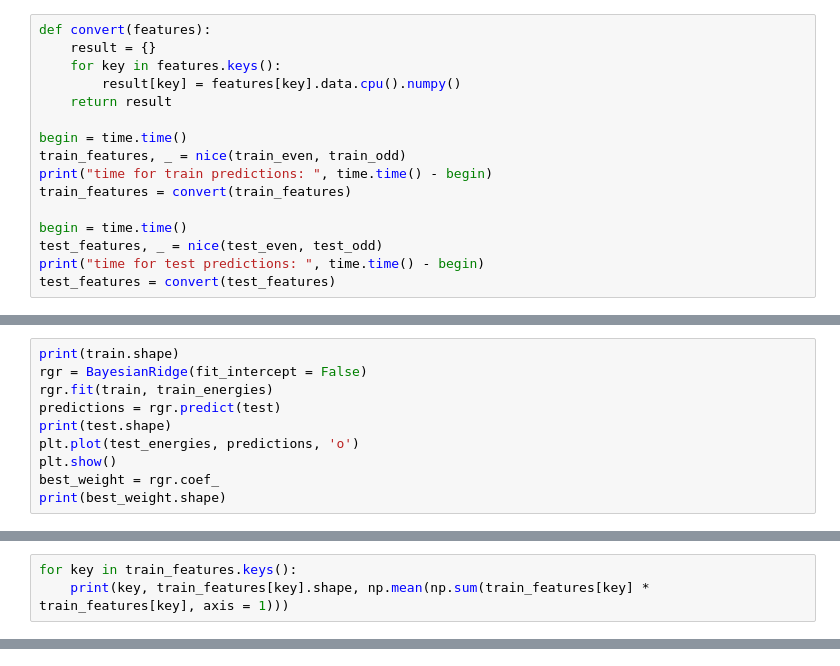
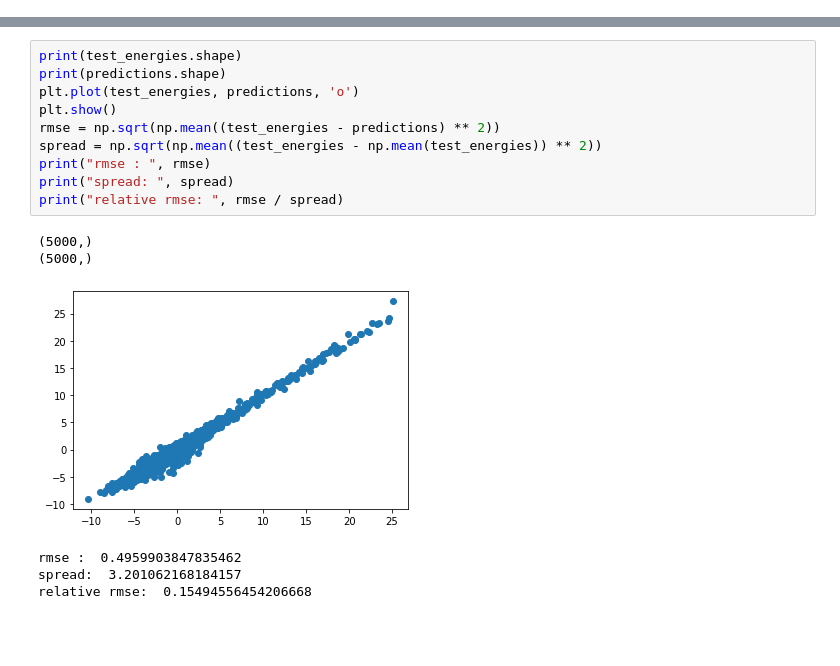
Before and after one commit to lab-cosmo/wigner_kernels, a Jupyter notebook: nice_notebooks/torch_c_centered.ipynb, the cells around one changed output, grey strips where cells are left out. Cells and saved outputs as stored; diff of their text form; blank space fills up the shorter version.

```diff
--- a/nice_notebooks/torch_c_centered.ipynb
+++ b/nice_notebooks/torch_c_centered.ipynb
@@ -172,16 +129,0 @@ KeyboardInterrupt
-# %%
-def convert(features):
-    result = {}
-    for key in features.keys():
-        result[key] = features[key].data.cpu().numpy()
-    return result
-
-begin = time.time()
-train_features, _ = nice(train_even, train_odd)
-print("time for train predictions: ", time.time() - begin)
-train_features = convert(train_features)
-
-begin = time.time()
-test_features, _ = nice(test_even, test_odd)
-print("time for test predictions: ", time.time() - begin)
-test_features = convert(test_features)
@@ -245,10 +129,0 @@ print(lc)
-# %%
-print(train.shape)
-rgr = BayesianRidge(fit_intercept = False)
-rgr.fit(train, train_energies)
-predictions = rgr.predict(test)
-print(test.shape)
-plt.plot(test_energies, predictions, 'o')
-plt.show()
-best_weight = rgr.coef_
-print(best_weight.shape)
@@ -260,3 +129,0 @@ print(best_weight.shape)
-# %%
-for key in train_features.keys():
-    print(key, train_features[key].shape, np.mean(np.sum(train_features[key] * train_features[key], axis = 1)))
@@ -267,0 +180,17 @@ for key in train_features.keys():
+# %%
+print(test_energies.shape)
+print(predictions.shape)
+plt.plot(test_energies, predictions, 'o')
+plt.show()
+rmse = np.sqrt(np.mean((test_energies - predictions) ** 2))
+spread = np.sqrt(np.mean((test_energies - np.mean(test_energies)) ** 2))
+print("rmse : ", rmse)
+print("spread: ", spread)
+print("relative rmse: ", rmse / spread)
+# %% [output]
+(5000,)
+(5000,)
+[figure, added]
+rmse :  0.4959903847835462
+spread:  3.201062168184157
+relative rmse:  0.15494556454206668
```
Also changed, not shown: parts of 23 cells of this notebook, 9 other files.
